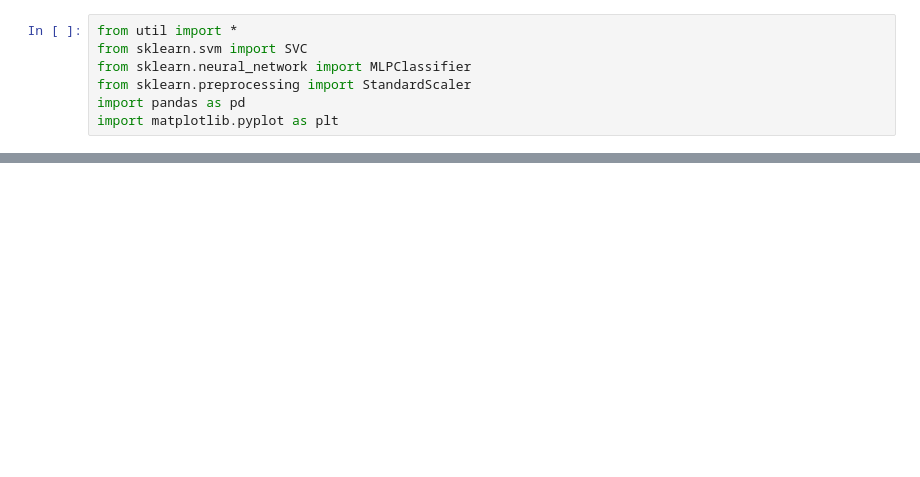
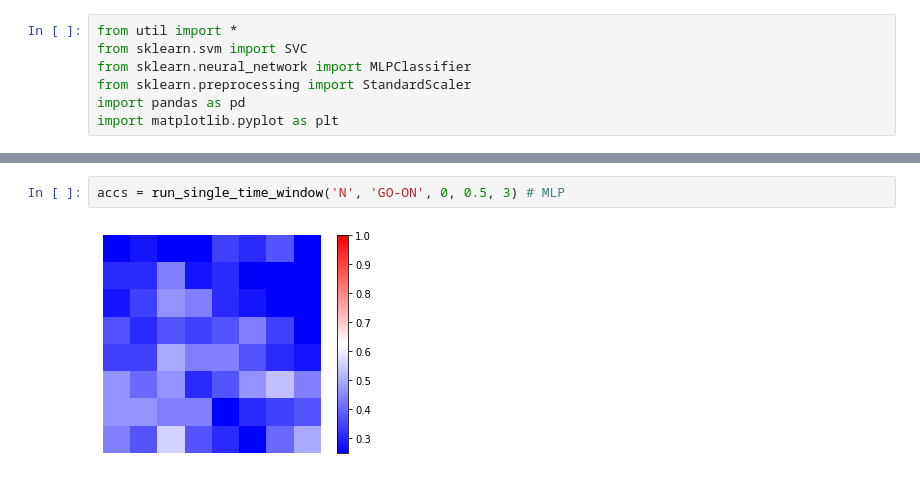
Before and after one commit to YunruoNi/BCI_Project, a Jupyter notebook: test_main.ipynb, the cells around one changed output, grey strips where cells are left out. Cells and saved outputs as stored; diff of their text form; blank space fills up the shorter version.

```diff
--- a/test_main.ipynb
+++ b/test_main.ipynb
@@ -48,0 +80,4 @@ def run_single_time_window(monkey, event_want, offset, time_window, spatial_step
+# %%
+accs = run_single_time_window('N', 'GO-ON', 0, 0.5, 3) # MLP
+# %% [output]
+[figure, added]
```
Also changed, not shown: parts of 16 cells of this notebook.
